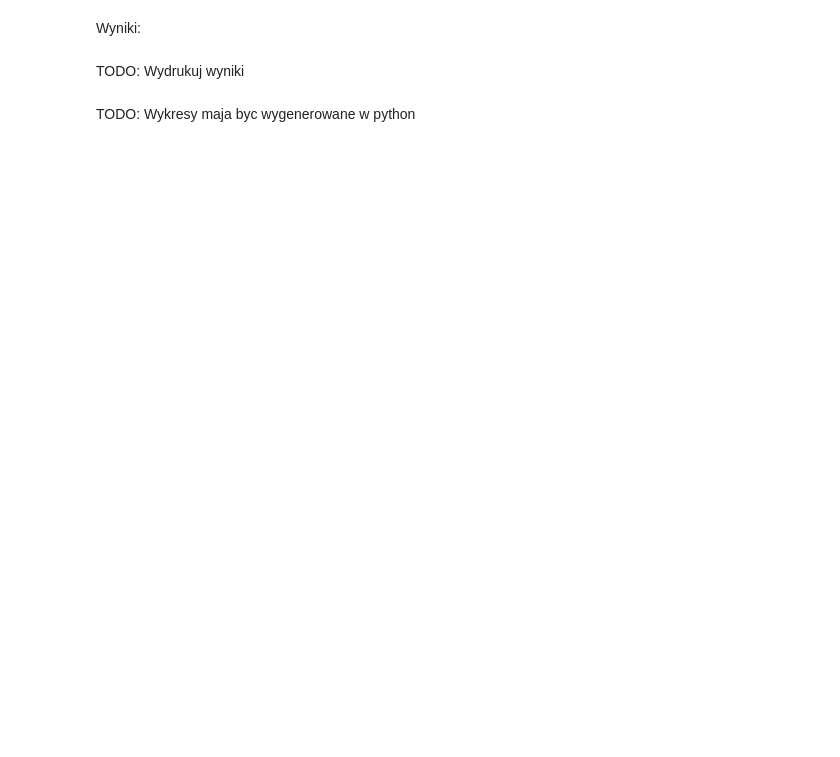
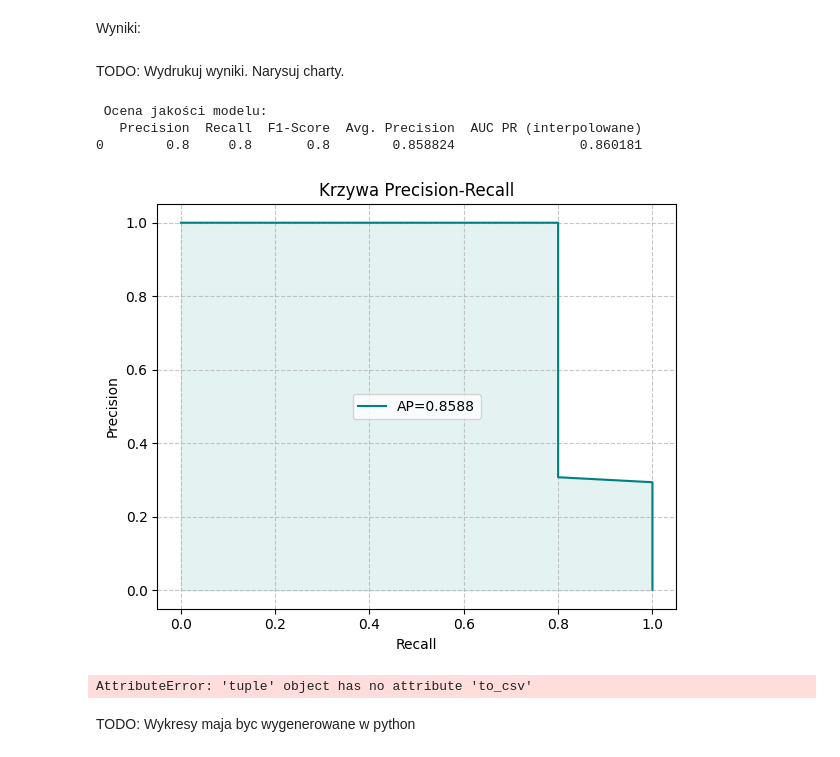
Before and after one commit to Sarnapa/Credit-Card-Fraud-Detection, a Jupyter notebook: Notebooks/CreditCardFraudDetection_AnomalyDetectionAnalysis.ipynb, the cells around one changed output. Saved outputs shown, nothing was run; the diff lists cells and outputs as text; code cells hidden in the pictures; blank space fills up the shorter version.

```diff
--- a/Notebooks/CreditCardFraudDetection_AnomalyDetectionAnalysis.ipynb
+++ b/Notebooks/CreditCardFraudDetection_AnomalyDetectionAnalysis.ipynb
@@ -449,7 +497,7 @@ from sklearn.metrics import (
     auc
 )
 
-def evaluate_model(model, x_test, y_test, plot_title="Krzywa Precision-Recall", pos_label=Transaction.FRAUD.value,
+def evaluate_model(model, x_test, y_test, plot_title="Krzywa Precision-Recall",
                    draw_plot=True):
     """
     Ocena jakości modelu: precision, recall, F1 score, krzywa PR, average precision i interpolowana wartość AUC PR.
@@ -467,19 +515,19 @@ def evaluate_model(model, x_test, y_test, plot_title="Krzywa Precision-Recall",
     # Predykcja
     y_pred = model.predict(x_test)
     if hasattr(model, "predict_proba"):
-        fraud_idx = list(model.classes_).index(pos_label)
+        fraud_idx = list(model.classes_).index(Transaction.FRAUD.value)
         y_scores = model.predict_proba(x_test)[:, fraud_idx]
     else:
         y_scores = model.decision_function(x_test)
 
     # Podstawowe metryki
-    recall = recall_score(y_test, y_pred, pos_label=pos_label)
-    precision = precision_score(y_test, y_pred, pos_label=pos_label)
-    f1 = f1_score(y_test, y_pred, pos_label=pos_label)
+    recall = recall_score(y_test, y_pred, pos_label=Transaction.FRAUD.value)
+    precision = precision_score(y_test, y_pred, pos_label=Transaction.FRAUD.value)
+    f1 = f1_score(y_test, y_pred, pos_label=Transaction.FRAUD.value)
 
     # Wyznaczenie krzywej PR i metryk z nią związanych
-    precision_vals, recall_vals, _ = precision_recall_curve(y_test, y_scores, pos_label=pos_label)
-    avg_precision = average_precision_score(y_test, y_scores, pos_label=pos_label)
+    precision_vals, recall_vals, _ = precision_recall_curve(y_test, y_scores, pos_label=Transaction.FRAUD.value)
+    avg_precision = average_precision_score(y_test, y_scores, pos_label=Transaction.FRAUD.value)
     interpolated_auc = auc(recall_vals, precision_vals)
 
     # Tabelka metryk
@@ -1024,7 +775,24 @@ def plot_param(results, param_name):
 # %% [markdown]
 Wyniki:
 # %% [markdown]
-TODO: Wydrukuj wyniki
+TODO: Wydrukuj wyniki. Narysuj charty.
+# %%
+
+best_params = {
+    "random_state": SEED,
+    "n_jobs": -1,
+    "n_estimators": 100,
+    "max_features": "sqrt",
+    "class_weight": None,
+}
+
+final_metrics = train_full(train_df, test_df,best_params,build_random_forest_model,  "random_forest", SamplingMethod.OVER, sampling_strategy=1.0)
+# %% [output]
+ Ocena jakości modelu:
+   Precision  Recall  F1-Score  Avg. Precision  AUC PR (interpolowane)
+0        0.8     0.8       0.8        0.858824                0.860181
+[figure, added]
+AttributeError: 'tuple' object has no attribute 'to_csv'
 # %% [markdown]
 TODO: Wykresy maja byc wygenerowane w python
 # %% [markdown]
```
Also changed, not shown: parts of 36 cells of this notebook.
